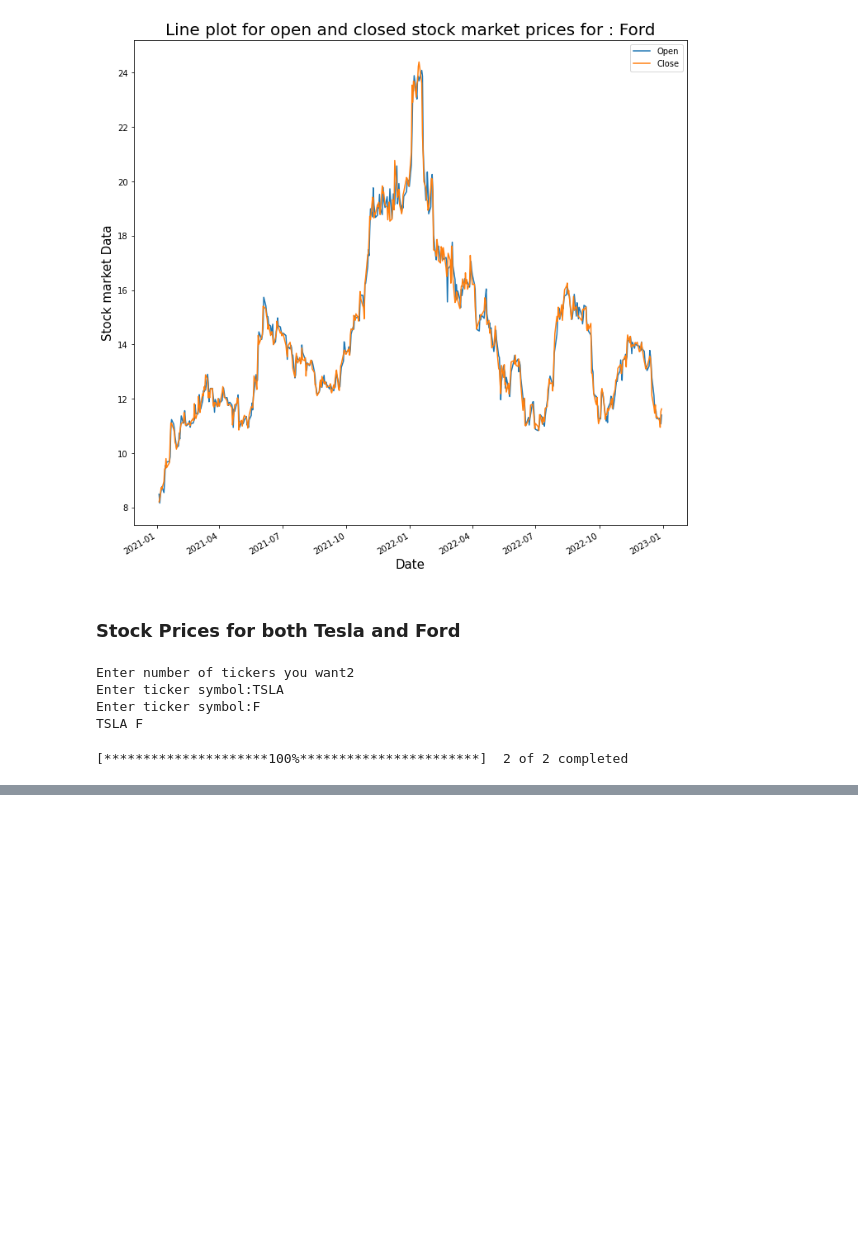
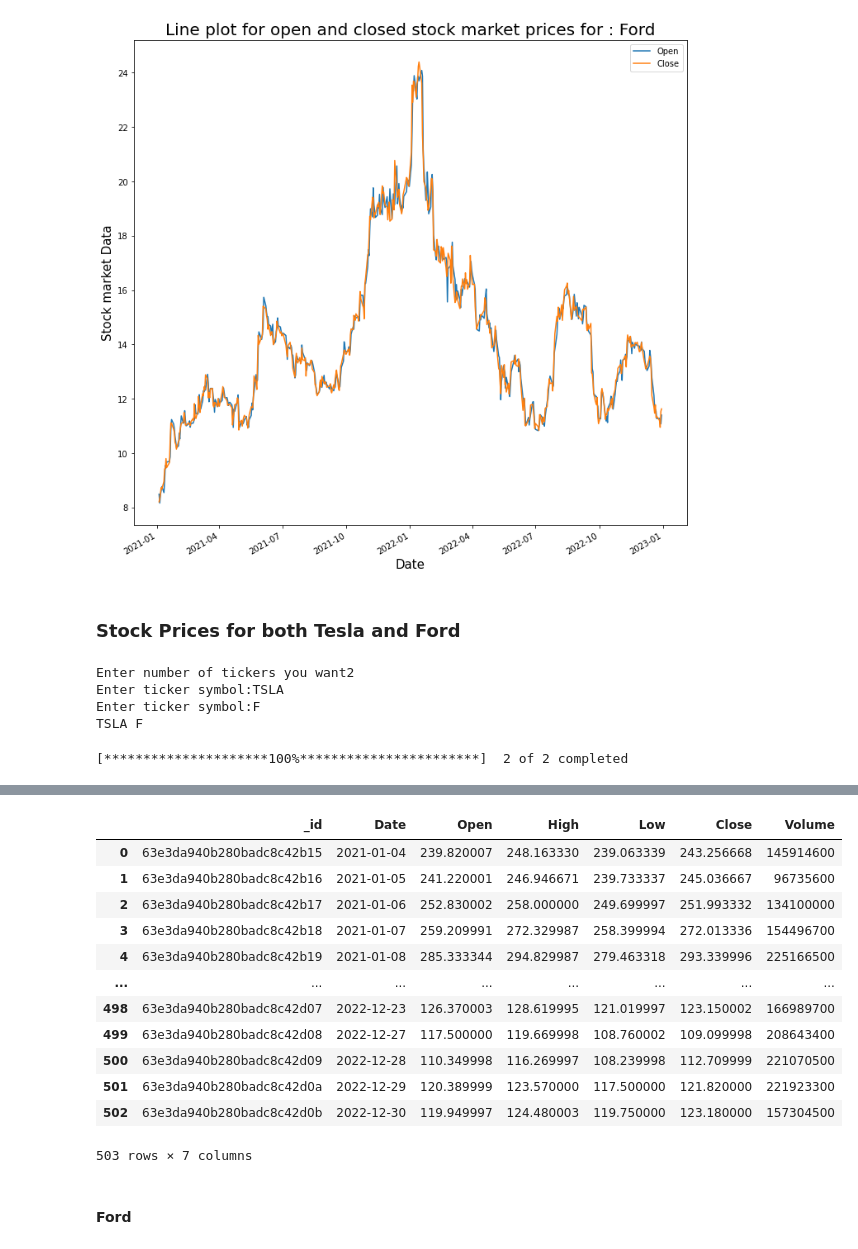
Before and after one commit to pratiktuladhar07/DEF-MFS-MVP, a Jupyter notebook: DEF-MFS-MVP.ipynb, the cells around one changed output, grey strips where cells are left out. Saved outputs shown, nothing was run; the diff lists cells and outputs as text; code cells hidden in the pictures; blank space fills up the shorter version.

Commit message:
Add files via upload
Access Mongodb and store stock market data into the database

```diff
--- a/DEF-MFS-MVP.ipynb
+++ b/DEF-MFS-MVP.ipynb
@@ -208,0 +225,10 @@ Tsla_ford_output.output_savecsv()
+# %%
+#define class object
+mongoDB=mDB.MongoDbAtlas()
+# %%
+#retrive username, password and host_address from JSON
+username,password,host_address=mongoDB.fetch_creds("DEF-MFS-MVP-Configuration.JSON")
+#use the retrived credentials to connect to mongoDB database
+mongoDB.connect_database(username,password,host_address)
+#create database and collection
+Tesla_collection=mongoDB.create_database("DEF-MFS-MVP-Stocks","DEF-MFS-MVP-Tesla")
@@ -208,0 +244,3 @@ Tsla_ford_output.output_savecsv()
+# %%
+#retrive stock markey data as list of dictionaries and dataframe
+dic_from_db_tesla,df_from_db_tesla=mongoDB.fetch_dbdata(Tesla_collection)
@@ -208,0 +274,20 @@ Tsla_ford_output.output_savecsv()
+# %%
+#display the extracted stock market data from MongoDB in a tabular structure.#we use output class
+op=output(df_from_db_tesla,Tesla)
+op.output_display()
+# %% [output]
+|  | _id | Date | Open | High | Low | Close | Volume |
+| 0 | 63e3da940b280badc8c42b15 | 2021-01-04 | 239.820007 | 248.163330 | 239.063339 | 243.256668 | 145914600 |
+| 1 | 63e3da940b280badc8c42b16 | 2021-01-05 | 241.220001 | 246.946671 | 239.733337 | 245.036667 | 96735600 |
+| 2 | 63e3da940b280badc8c42b17 | 2021-01-06 | 252.830002 | 258.000000 | 249.699997 | 251.993332 | 134100000 |
+| 3 | 63e3da940b280badc8c42b18 | 2021-01-07 | 259.209991 | 272.329987 | 258.399994 | 272.013336 | 154496700 |
+| 4 | 63e3da940b280badc8c42b19 | 2021-01-08 | 285.333344 | 294.829987 | 279.463318 | 293.339996 | 225166500 |
+| ... | ... | ... | ... | ... | ... | ... | ... |
+| 498 | 63e3da940b280badc8c42d07 | 2022-12-23 | 126.370003 | 128.619995 | 121.019997 | 123.150002 | 166989700 |
+| 499 | 63e3da940b280badc8c42d08 | 2022-12-27 | 117.500000 | 119.669998 | 108.760002 | 109.099998 | 208643400 |
+| 500 | 63e3da940b280badc8c42d09 | 2022-12-28 | 110.349998 | 116.269997 | 108.239998 | 112.709999 | 221070500 |
+| 501 | 63e3da940b280badc8c42d0a | 2022-12-29 | 120.389999 | 123.570000 | 117.500000 | 121.820000 | 221923300 |
+| 502 | 63e3da940b280badc8c42d0b | 2022-12-30 | 119.949997 | 124.480003 | 119.750000 | 123.180000 | 157304500 |
+503 rows × 7 columns
+# %% [markdown]
+#### Ford
```
Also changed, not shown: parts of 20 cells of this notebook.
